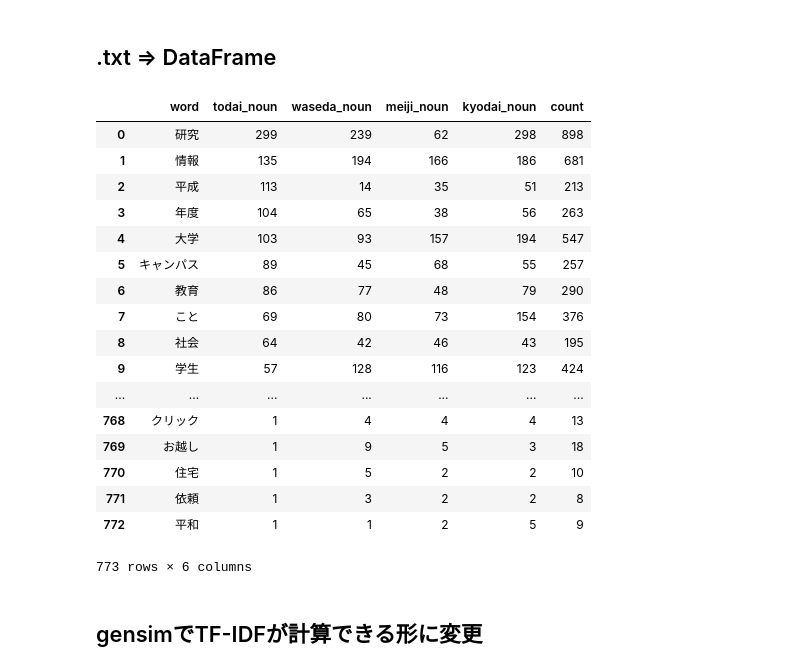
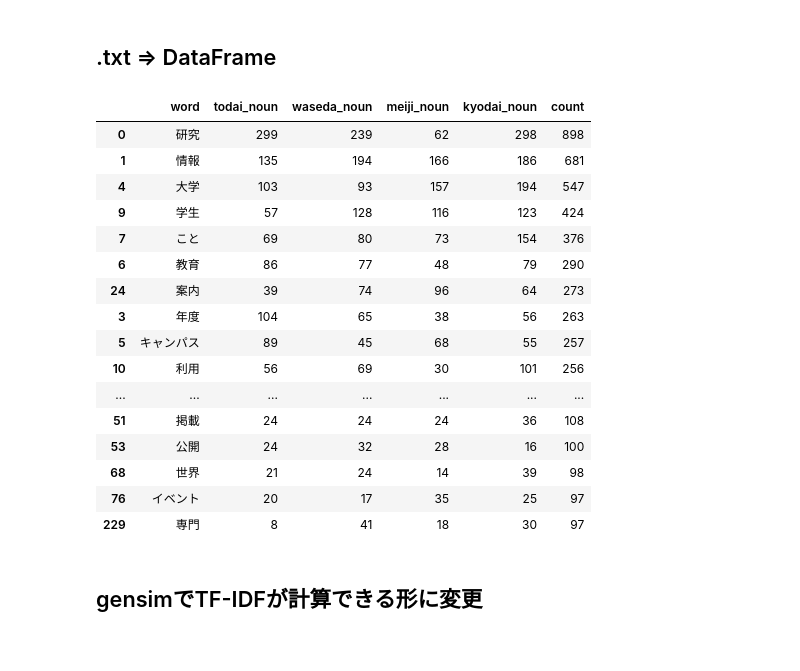
Before and after one commit to TM82/YTP, a Jupyter notebook: network_sample.ipynb, the cells around one changed output. Drawn from its saved outputs; the diff is of its cells as text; code cells hidden in the pictures.

```diff
--- a/network_sample.ipynb
+++ b/network_sample.ipynb
@@ -24,30 +24,29 @@ def make_univ_dfs(univ_name):
 # %%
 ut_dict = make_univ_dfs('todai')
 wa_dict = make_univ_dfs('waseda')
 me_dict = make_univ_dfs('meiji')
 ky_dict = make_univ_dfs('kyodai')
 full_df = ut_dict['noun'].merge(wa_dict['noun'], on='word') .merge(me_dict['noun'], on='word').merge(ky_dict['noun'], on='word')
 full_df['count'] = full_df['todai_noun'].astype(int) + full_df['waseda_noun'].astype(int) + full_df['meiji_noun'].astype(int) + full_df['kyodai_noun'].astype(int)
-full_df
+full_df.sort_values(by='count', ascending=False)[0:50]
 # %% [output]
 |  | word | todai_noun | waseda_noun | meiji_noun | kyodai_noun | count |
 | 0 | 研究 | 299 | 239 | 62 | 298 | 898 |
 | 1 | 情報 | 135 | 194 | 166 | 186 | 681 |
-| 2 | 平成 | 113 | 14 | 35 | 51 | 213 |
+| 4 | 大学 | 103 | 93 | 157 | 194 | 547 |
+| 9 | 学生 | 57 | 128 | 116 | 123 | 424 |
+| 7 | こと | 69 | 80 | 73 | 154 | 376 |
+| 6 | 教育 | 86 | 77 | 48 | 79 | 290 |
+| 24 | 案内 | 39 | 74 | 96 | 64 | 273 |
 | 3 | 年度 | 104 | 65 | 38 | 56 | 263 |
-| 4 | 大学 | 103 | 93 | 157 | 194 | 547 |
 | 5 | キャンパス | 89 | 45 | 68 | 55 | 257 |
-| 6 | 教育 | 86 | 77 | 48 | 79 | 290 |
-| 7 | こと | 69 | 80 | 73 | 154 | 376 |
-| 8 | 社会 | 64 | 42 | 46 | 43 | 195 |
-| 9 | 学生 | 57 | 128 | 116 | 123 | 424 |
+| 10 | 利用 | 56 | 69 | 30 | 101 | 256 |
 | ... | ... | ... | ... | ... | ... | ... |
-| 768 | クリック | 1 | 4 | 4 | 4 | 13 |
-| 769 | お越し | 1 | 9 | 5 | 3 | 18 |
-| 770 | 住宅 | 1 | 5 | 2 | 2 | 10 |
-| 771 | 依頼 | 1 | 3 | 2 | 2 | 8 |
-| 772 | 平和 | 1 | 1 | 2 | 5 | 9 |
+| 51 | 掲載 | 24 | 24 | 24 | 36 | 108 |
+| 53 | 公開 | 24 | 32 | 28 | 16 | 100 |
+| 68 | 世界 | 21 | 24 | 14 | 39 | 98 |
+| 76 | イベント | 20 | 17 | 35 | 25 | 97 |
+| 229 | 専門 | 8 | 41 | 18 | 30 | 97 |
-773 rows × 6 columns
 # %% [markdown]
 ## gensimでTF-IDFが計算できる形に変更
 # %%
```
Also changed, not shown: parts of 4 cells of this notebook.
